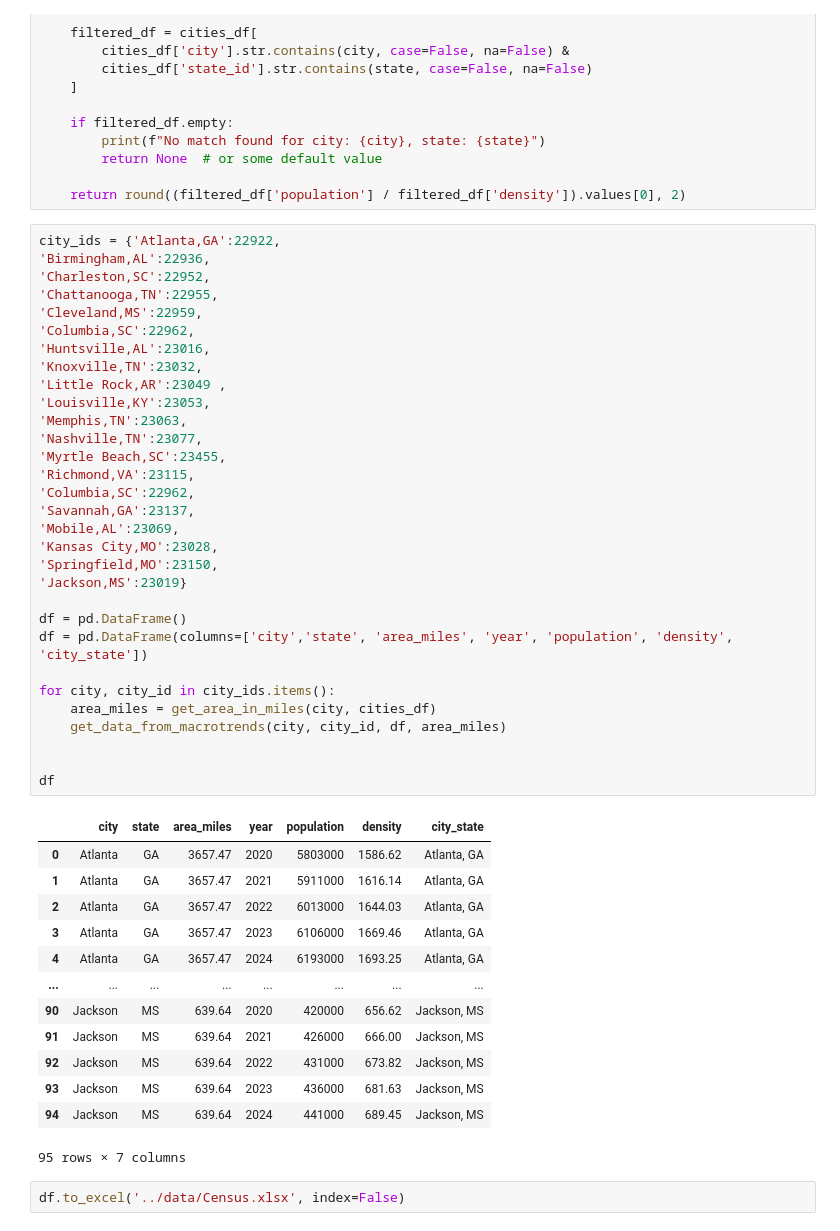
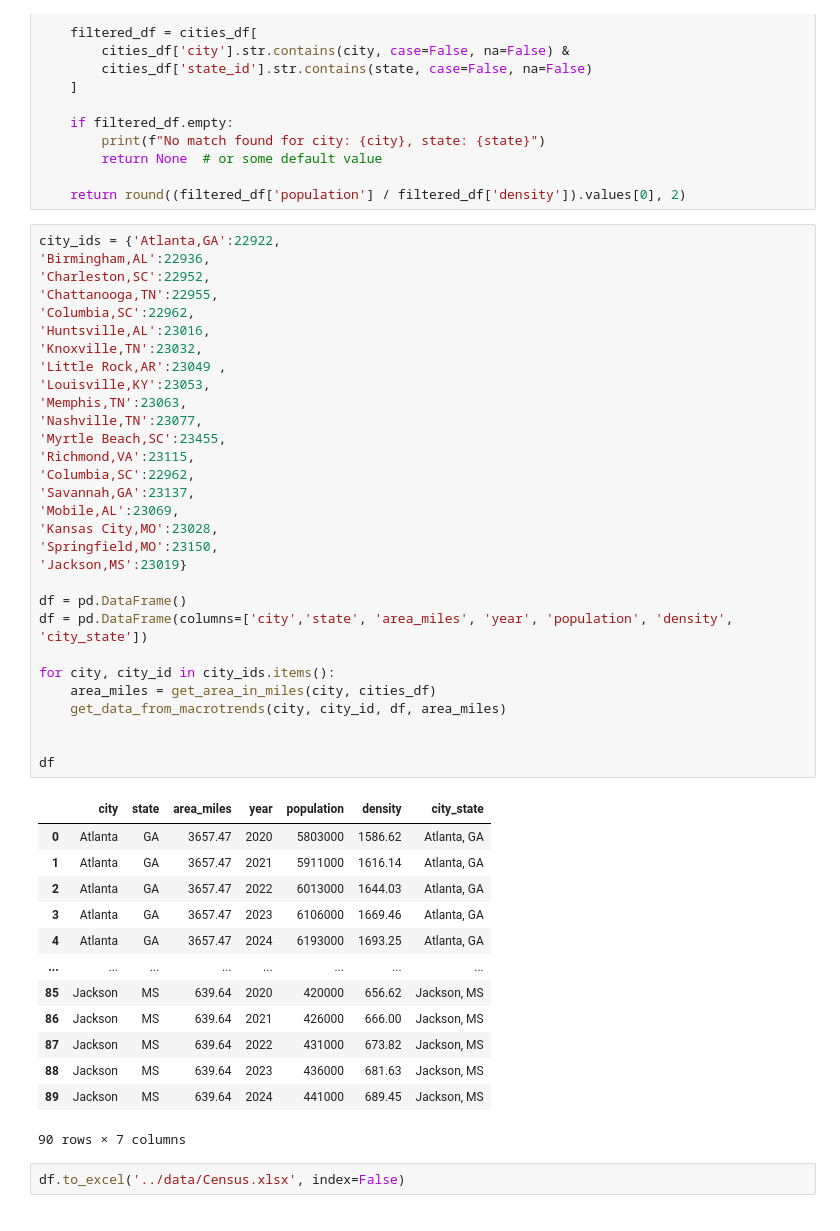
Before and after one commit to jyothigutiikonda/Air_quality_index_capstone, a Jupyter notebook: notebooks/census_data_downloader.ipynb, the cells around one changed output. Drawn from its saved outputs; the diff is of its cells as text.

```diff
--- a/notebooks/census_data_downloader.ipynb
+++ b/notebooks/census_data_downloader.ipynb
@@ -81,45 +81,44 @@ city_ids = {'Atlanta,GA':22922,
 'Birmingham,AL':22936,
 'Charleston,SC':22952,
 'Chattanooga,TN':22955,
-'Cleveland,MS':22959,
 'Columbia,SC':22962,
 'Huntsville,AL':23016,
 'Knoxville,TN':23032,
 'Little Rock,AR':23049 ,
 'Louisville,KY':23053,
 'Memphis,TN':23063,
 'Nashville,TN':23077,
 'Myrtle Beach,SC':23455,
 'Richmond,VA':23115,
 'Columbia,SC':22962,
 'Savannah,GA':23137,
 'Mobile,AL':23069,
 'Kansas City,MO':23028,
 'Springfield,MO':23150,
 'Jackson,MS':23019}
 
 df = pd.DataFrame()
 df = pd.DataFrame(columns=['city','state', 'area_miles', 'year', 'population', 'density', 'city_state'])
 
 for city, city_id in city_ids.items():
     area_miles = get_area_in_miles(city, cities_df)
     get_data_from_macrotrends(city, city_id, df, area_miles)
 
 
 df
 # %% [output]
 |  | city | state | area_miles | year | population | density | city_state |
 | 0 | Atlanta | GA | 3657.47 | 2020 | 5803000 | 1586.62 | Atlanta, GA |
 | 1 | Atlanta | GA | 3657.47 | 2021 | 5911000 | 1616.14 | Atlanta, GA |
 | 2 | Atlanta | GA | 3657.47 | 2022 | 6013000 | 1644.03 | Atlanta, GA |
 | 3 | Atlanta | GA | 3657.47 | 2023 | 6106000 | 1669.46 | Atlanta, GA |
 | 4 | Atlanta | GA | 3657.47 | 2024 | 6193000 | 1693.25 | Atlanta, GA |
 | ... | ... | ... | ... | ... | ... | ... | ... |
-| 90 | Jackson | MS | 639.64 | 2020 | 420000 | 656.62 | Jackson, MS |
-| 91 | Jackson | MS | 639.64 | 2021 | 426000 | 666.00 | Jackson, MS |
-| 92 | Jackson | MS | 639.64 | 2022 | 431000 | 673.82 | Jackson, MS |
-| 93 | Jackson | MS | 639.64 | 2023 | 436000 | 681.63 | Jackson, MS |
-| 94 | Jackson | MS | 639.64 | 2024 | 441000 | 689.45 | Jackson, MS |
+| 85 | Jackson | MS | 639.64 | 2020 | 420000 | 656.62 | Jackson, MS |
+| 86 | Jackson | MS | 639.64 | 2021 | 426000 | 666.00 | Jackson, MS |
+| 87 | Jackson | MS | 639.64 | 2022 | 431000 | 673.82 | Jackson, MS |
+| 88 | Jackson | MS | 639.64 | 2023 | 436000 | 681.63 | Jackson, MS |
+| 89 | Jackson | MS | 639.64 | 2024 | 441000 | 689.45 | Jackson, MS |
-95 rows × 7 columns
+90 rows × 7 columns
 # %%
 df.to_excel('../data/Census.xlsx', index=False)
```
Also changed, not shown: 19 other files.
